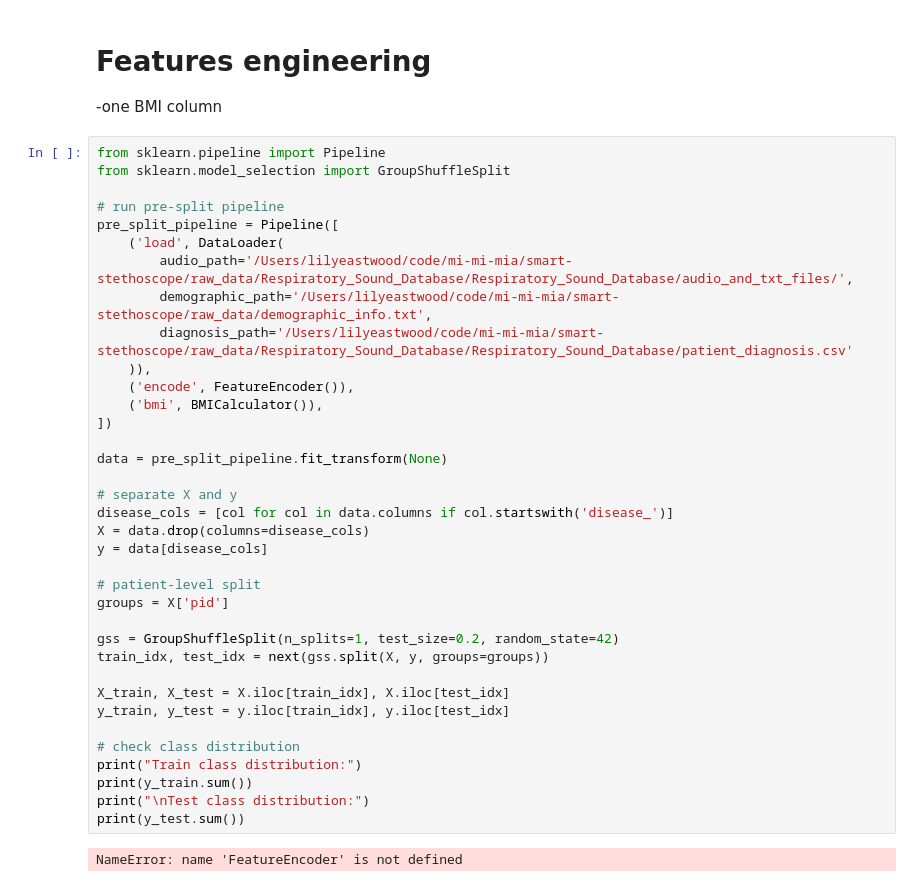
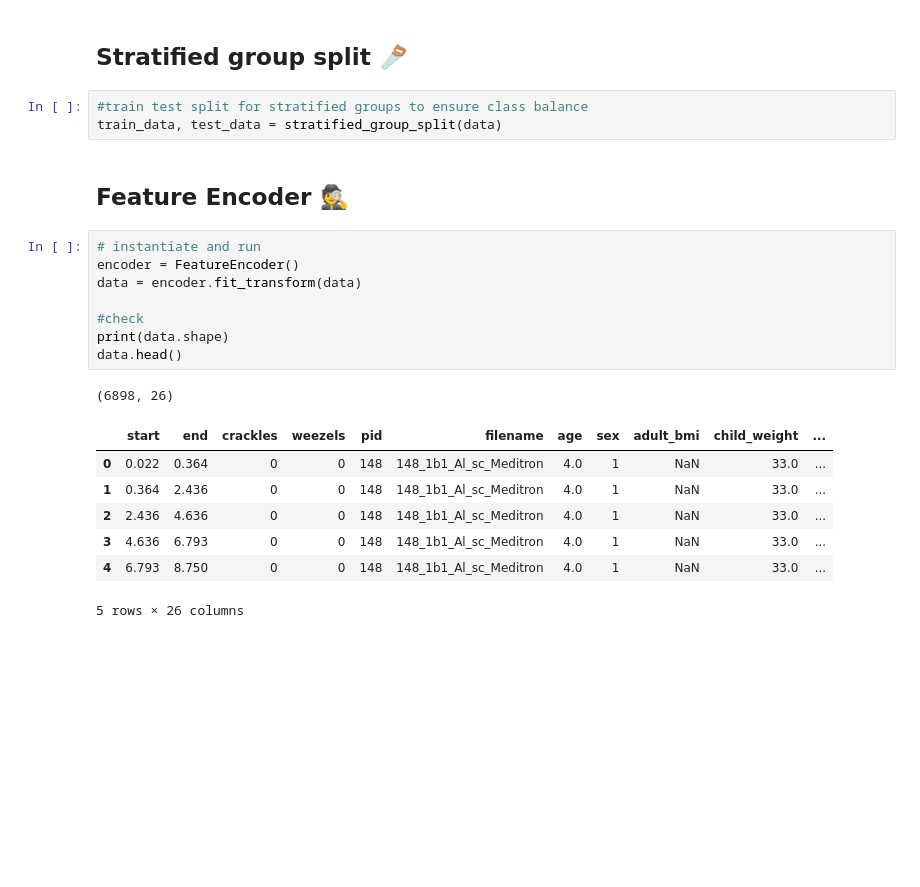
Before and after one commit to mi-mi-mia/smart-stethoscope, a Jupyter notebook: notebooks/preprocessing-pipeline-Lily.ipynb, the cells around one changed output. Drawn from its saved outputs; the diff is of its cells as text; blank space fills up the shorter version.

```diff
--- a/notebooks/preprocessing-pipeline-Lily.ipynb
+++ b/notebooks/preprocessing-pipeline-Lily.ipynb
@@ -83,41 +63,24 @@ allfactors_data.head()
-# %% [markdown]
-# Features engineering
--one BMI column
-# %%
-from sklearn.pipeline import Pipeline
-from sklearn.model_selection import GroupShuffleSplit
-
-# run pre-split pipeline
-pre_split_pipeline = Pipeline([
-    ('load', DataLoader(
-        audio_path='/Users/lilyeastwood/code/mi-mi-mia/smart-stethoscope/raw_data/Respiratory_Sound_Database/Respiratory_Sound_Database/audio_and_txt_files/',
-        demographic_path='/Users/lilyeastwood/code/mi-mi-mia/smart-stethoscope/raw_data/demographic_info.txt',
-        diagnosis_path='/Users/lilyeastwood/code/mi-mi-mia/smart-stethoscope/raw_data/Respiratory_Sound_Database/Respiratory_Sound_Database/patient_diagnosis.csv'
-    )),
-    ('encode', FeatureEncoder()),
-    ('bmi', BMICalculator()),
-])
-
-data = pre_split_pipeline.fit_transform(None)
-
-# separate X and y
-disease_cols = [col for col in data.columns if col.startswith('disease_')]
-X = data.drop(columns=disease_cols)
-y = data[disease_cols]
-
-# patient-level split
-groups = X['pid']
-
-gss = GroupShuffleSplit(n_splits=1, test_size=0.2, random_state=42)
-train_idx, test_idx = next(gss.split(X, y, groups=groups))
-
-X_train, X_test = X.iloc[train_idx], X.iloc[test_idx]
-y_train, y_test = y.iloc[train_idx], y.iloc[test_idx]
-
-# check class distribution
-print("Train class distribution:")
-print(y_train.sum())
-print("\nTest class distribution:")
-print(y_test.sum())
-# %% [output]
-NameError: name 'FeatureEncoder' is not defined
+# %% [markdown]
+## Stratified group split 🪚
+# %%
+#train test split for stratified groups to ensure class balance
+train_data, test_data = stratified_group_split(data)
+# %% [markdown]
+## Feature Encoder 🕵️
+# %%
+# instantiate and run
+encoder = FeatureEncoder()
+data = encoder.fit_transform(data)
+
+#check
+print(data.shape)
+data.head()
+# %% [output]
+(6898, 26)
+|  | start | end | crackles | weezels | pid | filename | age | sex | adult_bmi | child_weight | ... |
+| 0 | 0.022 | 0.364 | 0 | 0 | 148 | 148_1b1_Al_sc_Meditron | 4.0 | 1 | NaN | 33.0 | ... |
+| 1 | 0.364 | 2.436 | 0 | 0 | 148 | 148_1b1_Al_sc_Meditron | 4.0 | 1 | NaN | 33.0 | ... |
+| 2 | 2.436 | 4.636 | 0 | 0 | 148 | 148_1b1_Al_sc_Meditron | 4.0 | 1 | NaN | 33.0 | ... |
+| 3 | 4.636 | 6.793 | 0 | 0 | 148 | 148_1b1_Al_sc_Meditron | 4.0 | 1 | NaN | 33.0 | ... |
+| 4 | 6.793 | 8.750 | 0 | 0 | 148 | 148_1b1_Al_sc_Meditron | 4.0 | 1 | NaN | 33.0 | ... |
+5 rows × 26 columns
```
Also changed, not shown: parts of 15 cells of this notebook, 1 other file.
